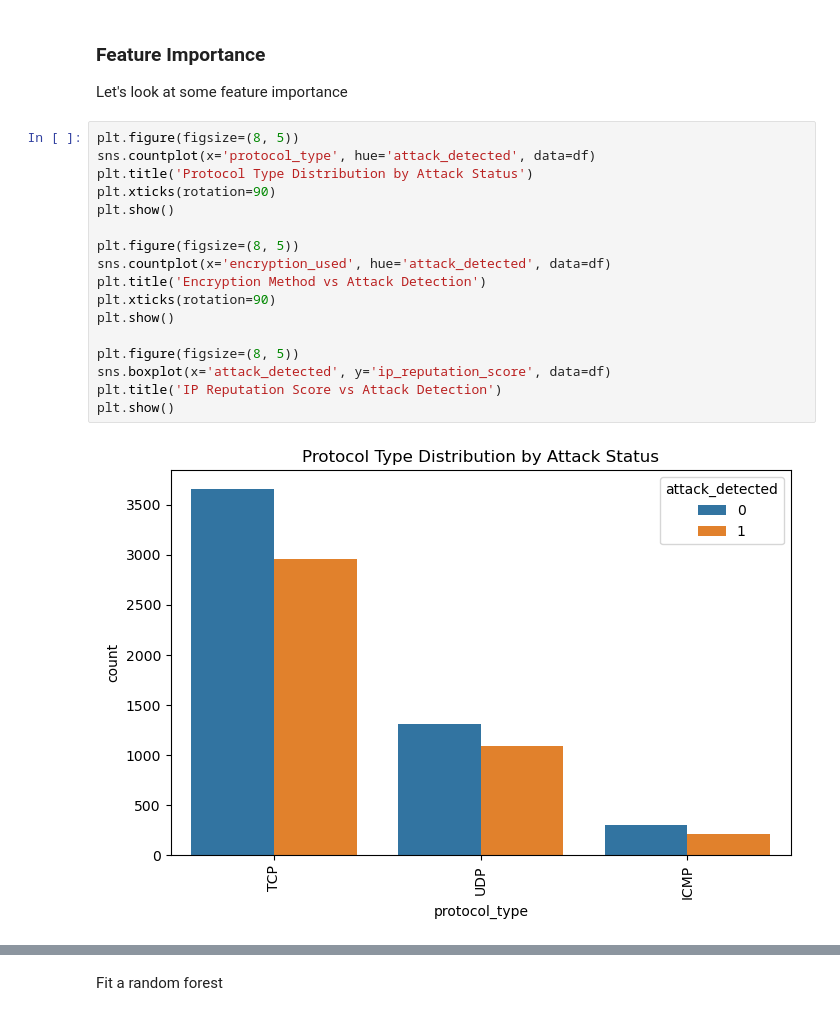
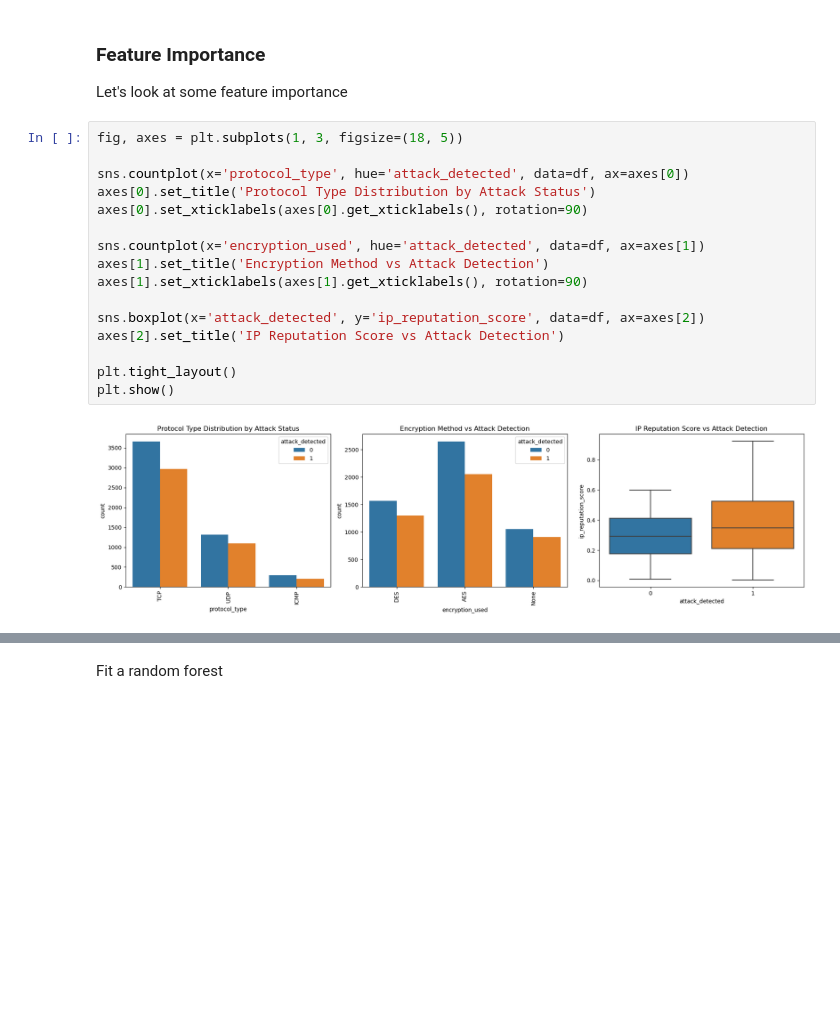
Before and after one commit to KevinBian107/SIP-Demos, a Jupyter notebook: CyberSecurity.ipynb, the cells around one changed output, grey strips where cells are left out. Drawn from its saved outputs; the diff is of its cells as text; blank space fills up the shorter version.

```diff
--- a/CyberSecurity.ipynb
+++ b/CyberSecurity.ipynb
@@ -154,21 +154,20 @@ Total Explained Variance: 0.5101
 
 Let's look at some feature importance
 # %%
-plt.figure(figsize=(8, 5))
-sns.countplot(x='protocol_type', hue='attack_detected', data=df)
-plt.title('Protocol Type Distribution by Attack Status')
-plt.xticks(rotation=90)
+fig, axes = plt.subplots(1, 3, figsize=(18, 5))
+
+sns.countplot(x='protocol_type', hue='attack_detected', data=df, ax=axes[0])
+axes[0].set_title('Protocol Type Distribution by Attack Status')
+axes[0].set_xticklabels(axes[0].get_xticklabels(), rotation=90)
+
+sns.countplot(x='encryption_used', hue='attack_detected', data=df, ax=axes[1])
+axes[1].set_title('Encryption Method vs Attack Detection')
+axes[1].set_xticklabels(axes[1].get_xticklabels(), rotation=90)
+
+sns.boxplot(x='attack_detected', y='ip_reputation_score', data=df, ax=axes[2])
+axes[2].set_title('IP Reputation Score vs Attack Detection')
+
+plt.tight_layout()
 plt.show()
-
-plt.figure(figsize=(8, 5))
-sns.countplot(x='encryption_used', hue='attack_detected', data=df)
-plt.title('Encryption Method vs Attack Detection')
-plt.xticks(rotation=90)
-plt.show()
-
-plt.figure(figsize=(8, 5))
-sns.boxplot(x='attack_detected', y='ip_reputation_score', data=df)
-plt.title('IP Reputation Score vs Attack Detection')
-plt.show()
 # %% [output]
-[figure, old version]
+[figure, new version]
```
Also changed, not shown: parts of 64 cells of this notebook, 1 other file.
